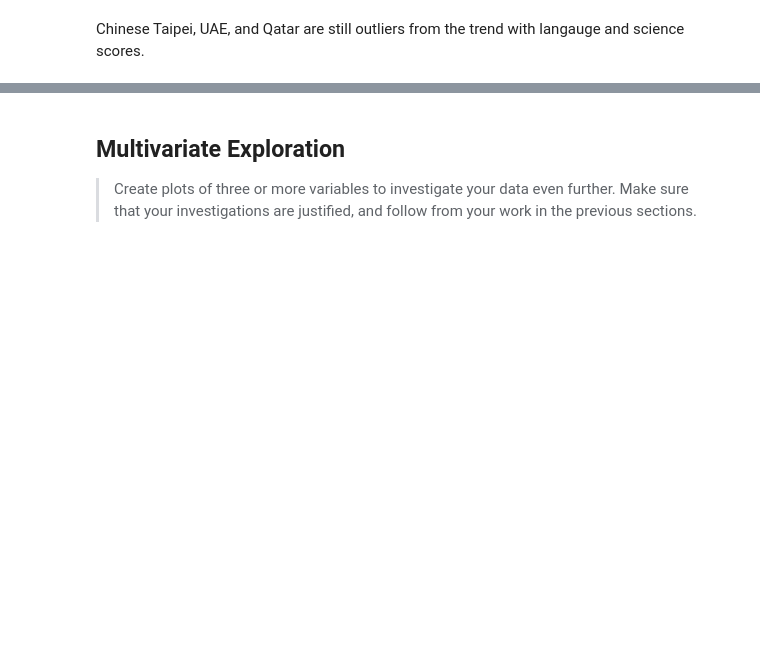
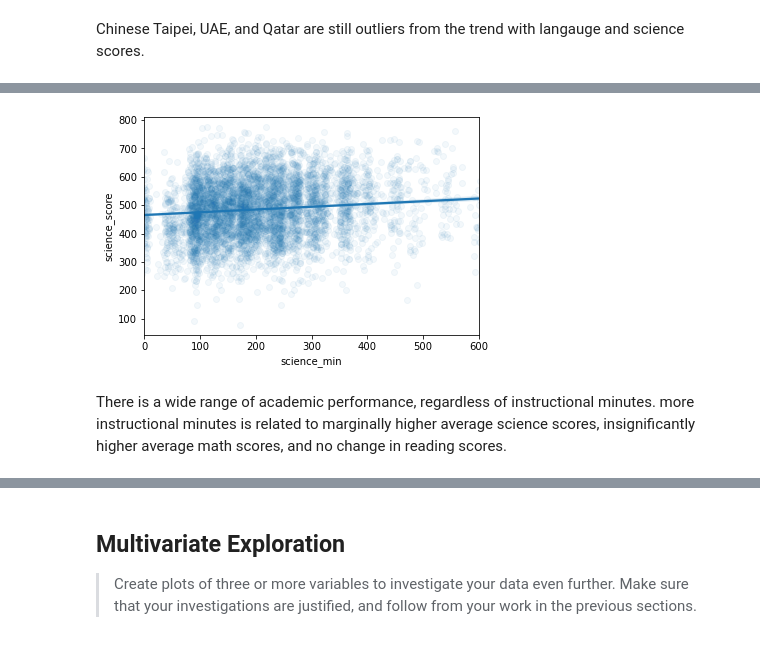
Before and after one commit to sjhaluck/International-Education-Data-Visualization, a Jupyter notebook: exploration_template.ipynb, the cells around one changed output, grey strips where cells are left out. Cells and saved outputs as stored; diff of their text form; code cells hidden in the pictures; blank space fills up the shorter version.

```diff
--- a/exploration_template.ipynb
+++ b/exploration_template.ipynb
@@ -755,0 +758,7 @@ Chinese Taipei, UAE, and Qatar are still outliers from the trend with langauge a
+# %%
+sb.regplot(data = pisa_data.sample(10000), x = 'science_min', y = 'science_score', x_jitter = 10, scatter_kws = {'alpha': 0.05});
+plt.xlim(0,600);
+# %% [output]
+[figure, added]
+# %% [markdown]
+There is a wide range of academic performance, regardless of instructional minutes.  more instructional minutes is related to marginally higher average science scores, insignificantly higher average math scores, and no change in reading scores.
```
Also changed, not shown: parts of 10 cells of this notebook.
